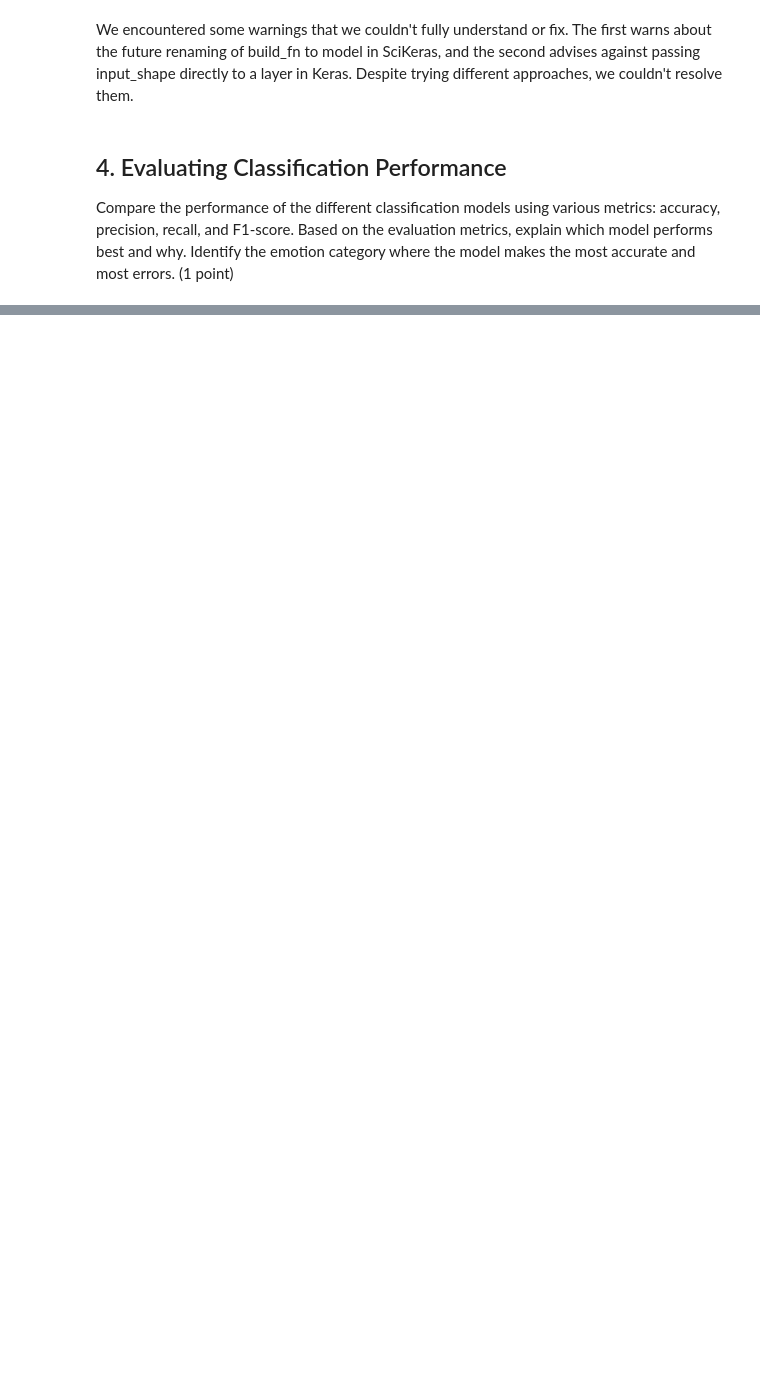
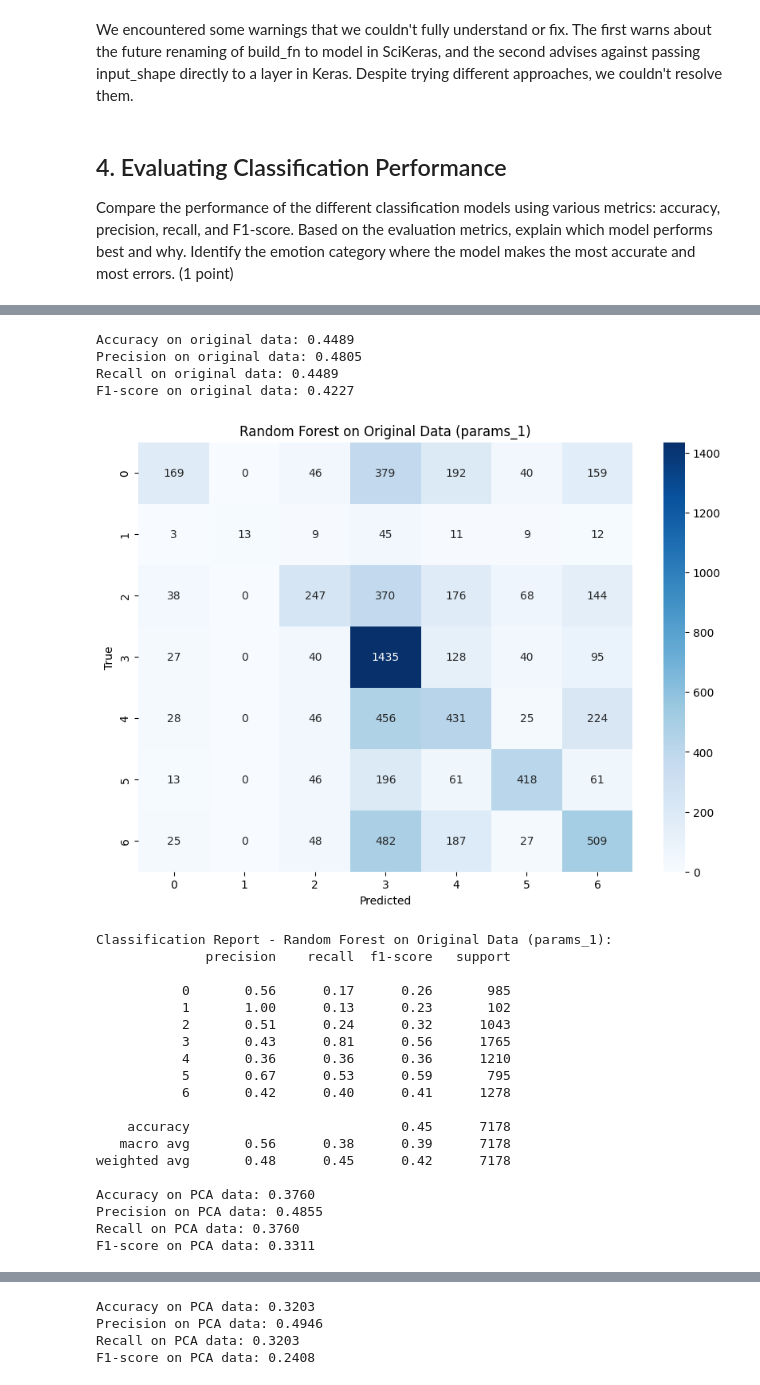
Before and after one commit to NguyenPhucLoan/Fundamental-ML, a Jupyter notebook: notebooks/EDA.ipynb, the cells around one changed output, grey strips where cells are left out. Drawn from its saved outputs; the diff is of its cells as text; code cells hidden in the pictures; blank space fills up the shorter version.

```diff
--- a/notebooks/EDA.ipynb
+++ b/notebooks/EDA.ipynb
@@ -498,0 +654,76 @@ Based on the evaluation metrics, explain which model performs best and why. Iden
+# %%
+# Single set of random parameters to try
+params_1 = {'n_estimators': 100, 'max_depth': 15, 'min_samples_split': 10, 'min_samples_leaf': 2}
+
+accuracy_original_1, precision_original_1, recall_original_1, f1_original_1, y_pred_original_1 = get_metrics_random_forest(X_train, X_test, y_train, y_test, params_1)
+print(f'Accuracy on original data: {accuracy_original_1:.4f}')
+print(f'Precision on original data: {precision_original_1:.4f}')
+print(f'Recall on original data: {recall_original_1:.4f}')
+print(f'F1-score on original data: {f1_original_1:.4f}')
+plot_confusion_matrix_and_report(y_test, y_pred_original_1, 'Random Forest on Original Data (params_1)')
+
+accuracy_pca_1, precision_pca_1, recall_pca_1, f1_pca_1, y_pred_pca_1 = get_metrics_random_forest(X_train_pca, X_test_pca, y_train_pca, y_test_pca, params_1)
+print(f'Accuracy on PCA data: {accuracy_pca_1:.4f}')
+print(f'Precision on PCA data: {precision_pca_1:.4f}')
+print(f'Recall on PCA data: {recall_pca_1:.4f}')
+print(f'F1-score on PCA data: {f1_pca_1:.4f}')
+plot_confusion_matrix_and_report(y_test_pca, y_pred_pca_1, 'Random Forest on PCA Data (params_1)')
+
+# Single set of random parameters to try
+params_2 = {'n_estimators': 100, 'max_depth': 10, 'min_samples_split': 5, 'min_samples_leaf': 5}
+
+accuracy_original_2, precision_original_2, recall_original_2, f1_original_2, y_pred_original_2 = get_metrics_random_forest(X_train, X_test, y_train, y_test, params_2)
+print(f'Accuracy on original data: {accuracy_original_2:.4f}')
+print(f'Precision on original data: {precision_original_2:.4f}')
+print(f'Recall on original data: {recall_original_2:.4f}')
+print(f'F1-score on original data: {f1_original_2:.4f}')
+plot_confusion_matrix_and_report(y_test, y_pred_original_2, 'Random Forest on Original Data (params_2)')
+
+accuracy_pca_2, precision_pca_2, recall_pca_2, f1_pca_2, y_pred_pca_2 = get_metrics_random_forest(X_train_pca, X_test_pca, y_train_pca, y_test_pca, params_2)
+print(f'Accuracy on PCA data: {accuracy_pca_2:.4f}')
+print(f'Precision on PCA data: {precision_pca_2:.4f}')
+print(f'Recall on PCA data: {recall_pca_2:.4f}')
+print(f'F1-score on PCA data: {f1_pca_2:.4f}')
+plot_confusion_matrix_and_report(y_test_pca, y_pred_pca_2, 'Random Forest on PCA Data (params_2)')
+
+# Single set of random parameters to try
+params_3 = {'n_estimators': 200, 'max_depth': 20, 'min_samples_split': 10, 'min_samples_leaf': 4}  # Changed to dictionary
+
+accuracy_original_3, precision_original_3, recall_original_3, f1_original_3, y_pred_original_3 = get_metrics_random_forest(X_train, X_test, y_train, y_test, params_3)
+print(f'Accuracy on original data: {accuracy_original_3:.4f}')
+print(f'Precision on original data: {precision_original_3:.4f}')
+print(f'Recall on original data: {recall_original_3:.4f}')
+print(f'F1-score on original data: {f1_original_3:.4f}')
+plot_confusion_matrix_and_report(y_test, y_pred_original_3, 'Random Forest on Original Data (params_3)')
+
+accuracy_pca_3, precision_pca_3, recall_pca_3, f1_pca_3, y_pred_pca_3 = get_metrics_random_forest(X_train_pca, X_test_pca, y_train_pca, y_test_pca, params_3)
+print(f'Accuracy on PCA data: {accuracy_pca_3:.4f}')
+print(f'Precision on PCA data: {precision_pca_3:.4f}')
+print(f'Recall on PCA data: {recall_pca_3:.4f}')
+print(f'F1-score on PCA data: {f1_pca_3:.4f}')
+plot_confusion_matrix_and_report(y_test_pca, y_pred_pca_3, 'Random Forest on PCA Data (params_3)')
+# %% [output]
+Accuracy on original data: 0.4489
+Precision on original data: 0.4805
+Recall on original data: 0.4489
+F1-score on original data: 0.4227
+[figure, added]
+Classification Report - Random Forest on Original Data (params_1):
+              precision    recall  f1-score   support
+
+           0       0.56      0.17      0.26       985
+           1       1.00      0.13      0.23       102
+           2       0.51      0.24      0.32      1043
+           3       0.43      0.81      0.56      1765
+           4       0.36      0.36      0.36      1210
+           5       0.67      0.53      0.59       795
+           6       0.42      0.40      0.41      1278
+
+    accuracy                           0.45      7178
+   macro avg       0.56      0.38      0.39      7178
+weighted avg       0.48      0.45      0.42      7178
+
+Accuracy on PCA data: 0.3760
+Precision on PCA data: 0.4855
+Recall on PCA data: 0.3760
+F1-score on PCA data: 0.3311
@@ -498,0 +765,4 @@ Based on the evaluation metrics, explain which model performs best and why. Iden
+Accuracy on PCA data: 0.3203
+Precision on PCA data: 0.4946
+Recall on PCA data: 0.3203
+F1-score on PCA data: 0.2408
```
Also changed, not shown: parts of 22 cells of this notebook.
